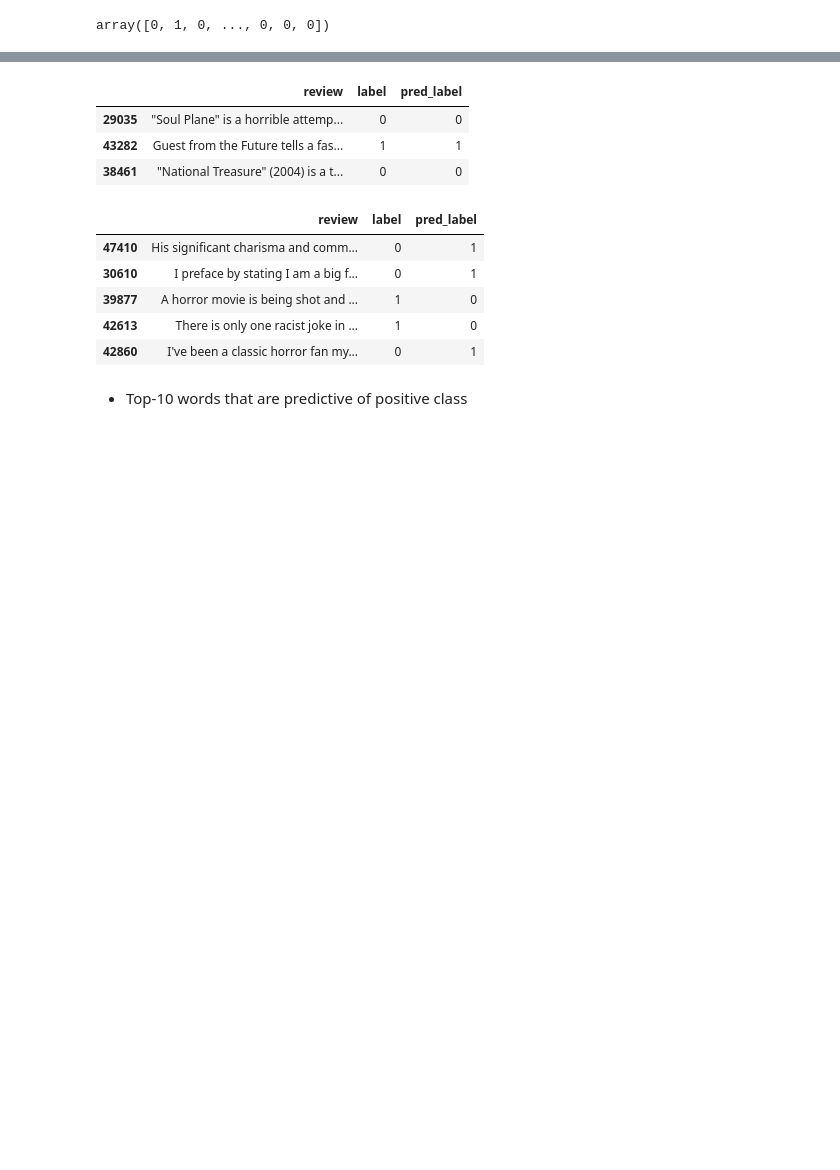
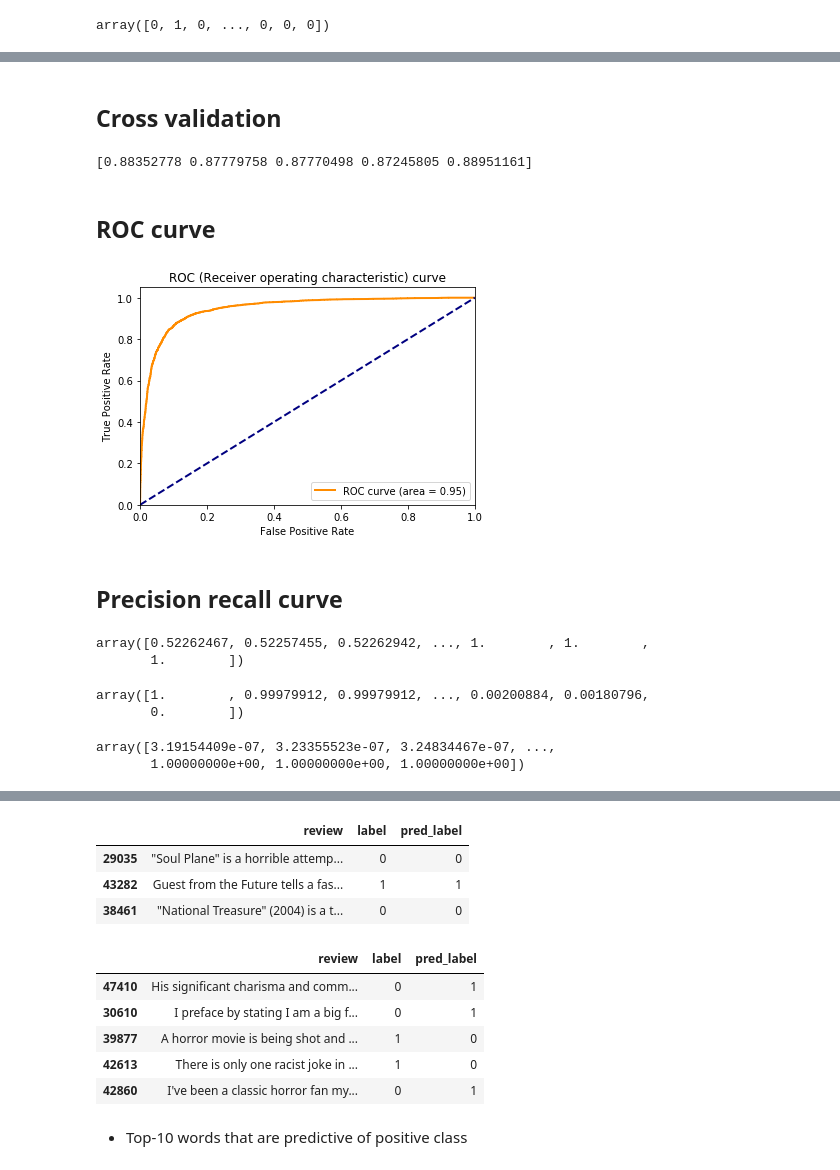
Before and after one commit to iit-cs481/main, a Jupyter notebook: Lectures/Lec_12/Lec_12_text classification.ipynb, the cells around one changed output, grey strips where cells are left out. Saved outputs shown, nothing was run; the diff lists cells and outputs as text; code cells hidden in the pictures; blank space fills up the shorter version.

```diff
--- a/Lectures/Lec_12/Lec_12_text classification.ipynb
+++ b/Lectures/Lec_12/Lec_12_text classification.ipynb
@@ -535,7 +562,8 @@ stopwords= set(['br', 'the', 'i', 'me', 'my', 'myself', 'we', 'our', 'ours', 'ou
 
 # CountVectorizer: lowercase the text, use a self-defined stopwords list to remove stopwords
 # Will talk about how to tune these parameters later.
-vectorizer = CountVectorizer(lowercase=True, stop_words=stopwords, max_df=0.9, min_df=3, ngram_range=(1,1))
+vectorizer = CountVectorizer(lowercase=True, stop_words=stopwords, max_df=0.9, min_df=3,
+                             ngram_range=(1,1))
 
 # convert the cleaned reviews to vectors
 X = vectorizer.fit_transform(df_data.cleaned_review)
@@ -593,7 +614,9 @@ df_data_reidx.tail()
 from sklearn.model_selection import train_test_split
 # https://scikit-learn.org/stable/modules/generated/sklearn.model_selection.train_test_split.html
 # %%
-train_idx, test_idx = train_test_split(np.arange(df_data_reidx.shape[0]), test_size=0.2, shuffle=True, random_state=42)
+train_idx, test_idx = train_test_split(np.arange(df_data_reidx.shape[0]), test_size=0.2,
+                                       shuffle=True, random_state=42)
+
 len(train_idx), len(test_idx)
 print("Number of training examples:{}".format(len(train_idx)))
 print("Number of testing examples:{}".format(len(test_idx)))
@@ -664,3 +687,6 @@ y_pred_test = lr_clf.predict(X_test)
 y_pred_test
 # %% [output]
 array([0, 1, 0, ..., 0, 0, 0])
+# %%
+y_predprob_test = lr_clf.predict_proba(X_test)
+y_predprob_test
@@ -666,0 +727,32 @@ array([0, 1, 0, ..., 0, 0, 0])
+# %% [markdown]
+## Cross validation
+# %%
+from sklearn.model_selection import cross_val_score
+
+scores = cross_val_score(lr_clf, X, y, cv=5, scoring='precision')
+print(scores)
+# %% [output]
+[0.88352778 0.87779758 0.87770498 0.87245805 0.88951161]
+# %% [markdown]
+## ROC curve
+# %%
+from sklearn.metrics import roc_curve, auc
+
+fpr, tpr, thresholds = roc_curve(y_true = y_test, y_score = y_predprob_test[:,1], pos_label=1)
+roc_auc = auc(fpr, tpr) # area under ROC curve
+# %%
+plt.figure()
+lw = 2
+plt.plot(fpr, tpr, color='darkorange', lw=lw, label='ROC curve (area = %0.2f)' % roc_auc)
+plt.plot([0, 1], [0, 1], color='navy', lw=lw, linestyle='--')
+plt.xlim([0.0, 1.0])
+plt.ylim([0.0, 1.05])
+plt.xlabel('False Positive Rate')
+plt.ylabel('True Positive Rate')
+plt.title('ROC (Receiver operating characteristic) curve')
+plt.legend(loc="lower right")
+plt.show()
+# %% [output]
+[figure, added]
+# %% [markdown]
+## Precision recall curve
@@ -666,0 +762,15 @@ array([0, 1, 0, ..., 0, 0, 0])
+# %%
+precision
+# %% [output]
+array([0.52262467, 0.52257455, 0.52262942, ..., 1.        , 1.        ,
+       1.        ])
+# %%
+recall
+# %% [output]
+array([1.        , 0.99979912, 0.99979912, ..., 0.00200884, 0.00180796,
+       0.        ])
+# %%
+thresholds
+# %% [output]
+array([3.19154409e-07, 3.23355523e-07, 3.24834467e-07, ...,
+       1.00000000e+00, 1.00000000e+00, 1.00000000e+00])
```
Also changed, not shown: parts of 33 cells of this notebook.
